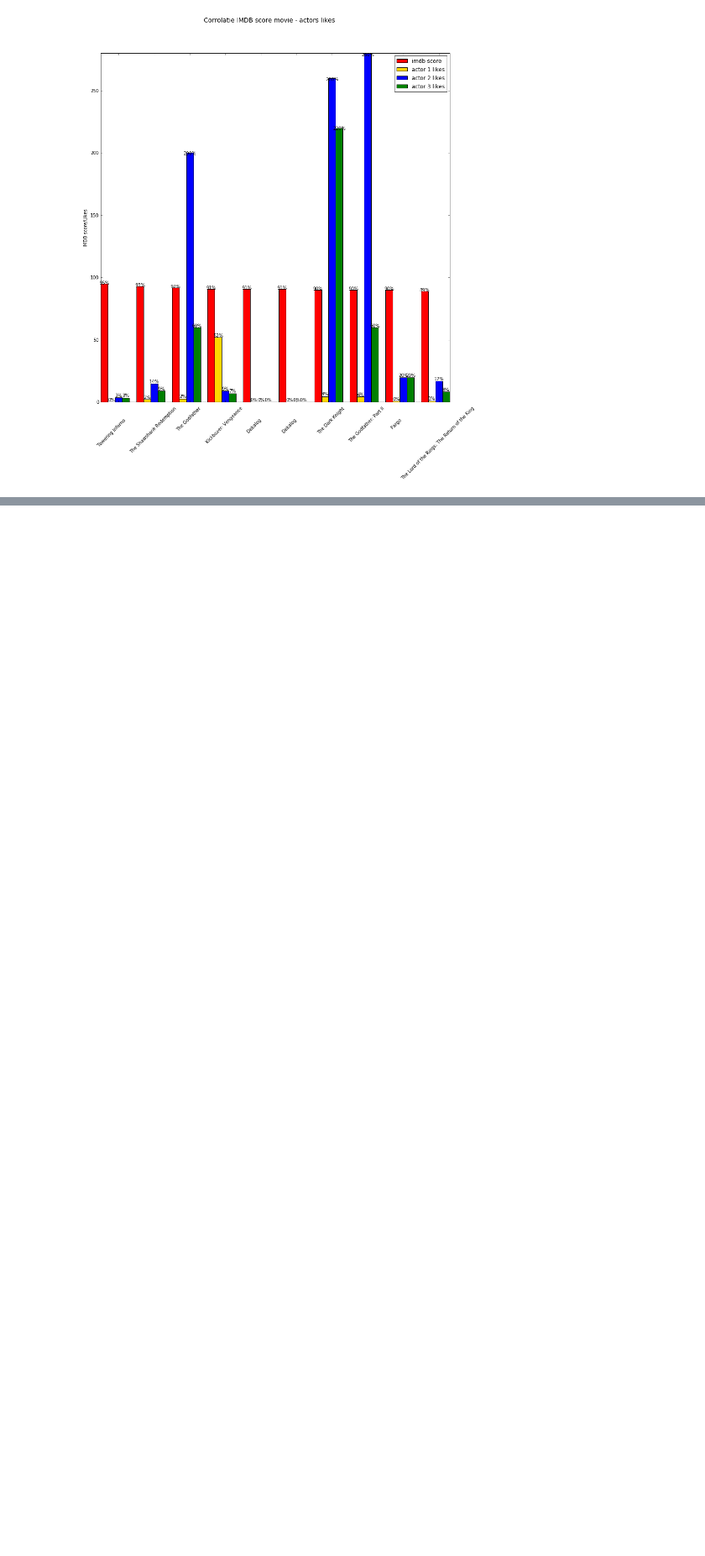
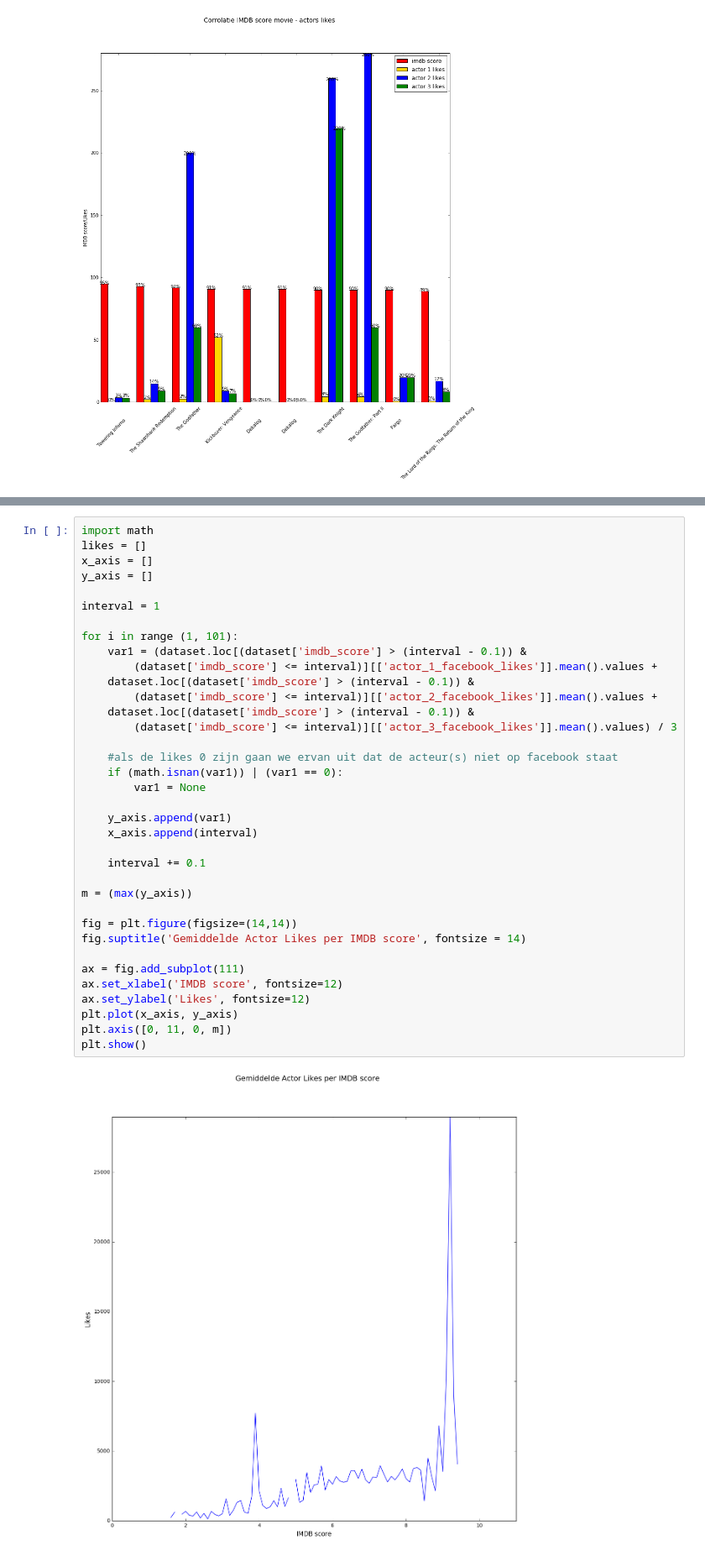
Before and after one commit to AlekVT/notebookIMDB, a Jupyter notebook: MovieSet.ipynb, the cells around one changed output, grey strips where cells are left out. Shown at 84% size. Drawn from its saved outputs; the diff is of its cells as text; blank space fills up the shorter version.

```diff
--- a/MovieSet.ipynb
+++ b/MovieSet.ipynb
@@ -363,0 +432,38 @@ plt.show()
+# %%
+import math
+likes = []
+x_axis = []
+y_axis = []
+
+interval = 1
+
+for i in range (1, 101):
+    var1 = (dataset.loc[(dataset['imdb_score'] > (interval - 0.1)) &
+        (dataset['imdb_score'] <= interval)][['actor_1_facebook_likes']].mean().values +
+    dataset.loc[(dataset['imdb_score'] > (interval - 0.1)) &
+        (dataset['imdb_score'] <= interval)][['actor_2_facebook_likes']].mean().values +
+    dataset.loc[(dataset['imdb_score'] > (interval - 0.1)) &
+        (dataset['imdb_score'] <= interval)][['actor_3_facebook_likes']].mean().values) / 3
+
+    #als de likes 0 zijn gaan we ervan uit dat de acteur(s) niet op facebook staat
+    if (math.isnan(var1)) | (var1 == 0):
+        var1 = None
+
+    y_axis.append(var1)
+    x_axis.append(interval)
+
+    interval += 0.1
+
+m = (max(y_axis))
+
+fig = plt.figure(figsize=(14,14))
+fig.suptitle('Gemiddelde Actor Likes per IMDB score', fontsize = 14)
+
+ax = fig.add_subplot(111)
+ax.set_xlabel('IMDB score', fontsize=12)
+ax.set_ylabel('Likes', fontsize=12)
+plt.plot(x_axis, y_axis)
+plt.axis([0, 11, 0, m])
+plt.show()
+# %% [output]
+[figure, added]
```
Also changed, not shown: parts of 5 cells of this notebook.
